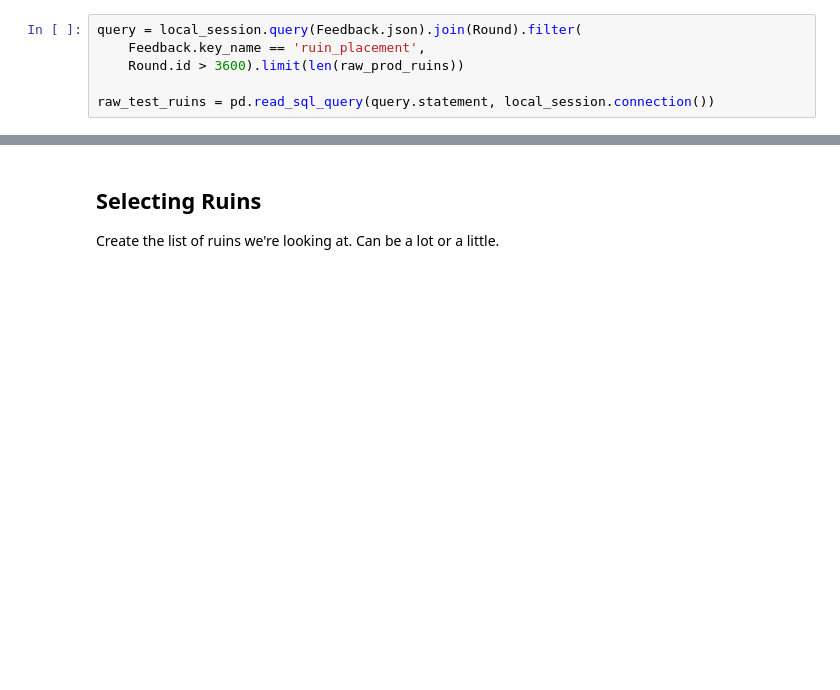
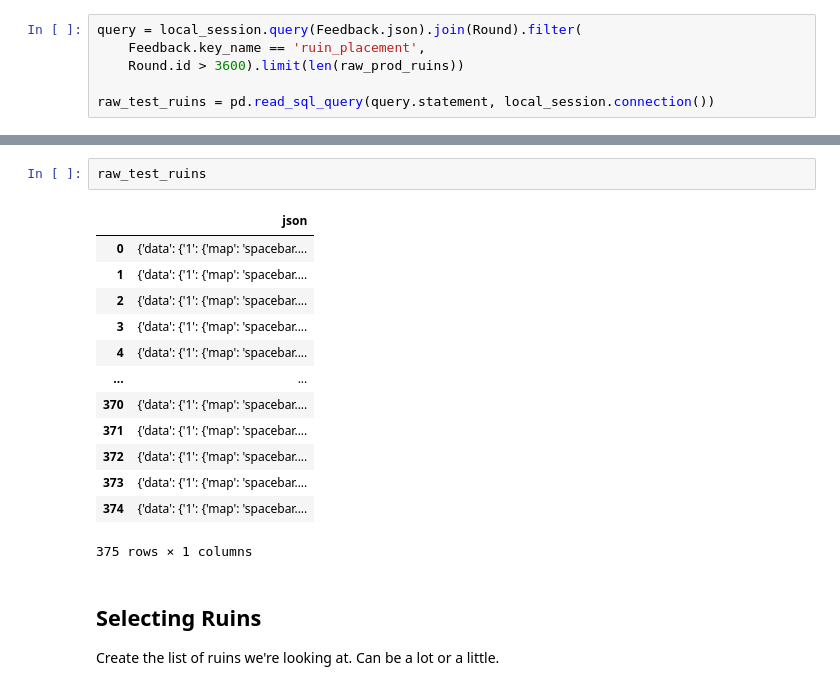
Before and after one commit to warriorstar-orion/ss13_blackbox_tools, a Jupyter notebook: __ruin_frequency.ipynb, the cells around one changed output, grey strips where cells are left out. Cells and saved outputs as stored; diff of their text form; blank space fills up the shorter version.

```diff
--- a/__ruin_frequency.ipynb
+++ b/__ruin_frequency.ipynb
@@ -45,3 +81,19 @@ raw_test_ruins = pd.read_sql_query(query.statement, local_session.connection())
+# %%
+raw_test_ruins
+# %% [output]
+|  | json |
+| 0 | {'data': {'1': {'map': 'spacebar.... |
+| 1 | {'data': {'1': {'map': 'spacebar.... |
+| 2 | {'data': {'1': {'map': 'spacebar.... |
+| 3 | {'data': {'1': {'map': 'spacebar.... |
+| 4 | {'data': {'1': {'map': 'spacebar.... |
+| ... | ... |
+| 370 | {'data': {'1': {'map': 'spacebar.... |
+| 371 | {'data': {'1': {'map': 'spacebar.... |
+| 372 | {'data': {'1': {'map': 'spacebar.... |
+| 373 | {'data': {'1': {'map': 'spacebar.... |
+| 374 | {'data': {'1': {'map': 'spacebar.... |
+375 rows × 1 columns
 # %% [markdown]
 ## Selecting Ruins
 
```
Also changed, not shown: parts of 2 cells of this notebook.
